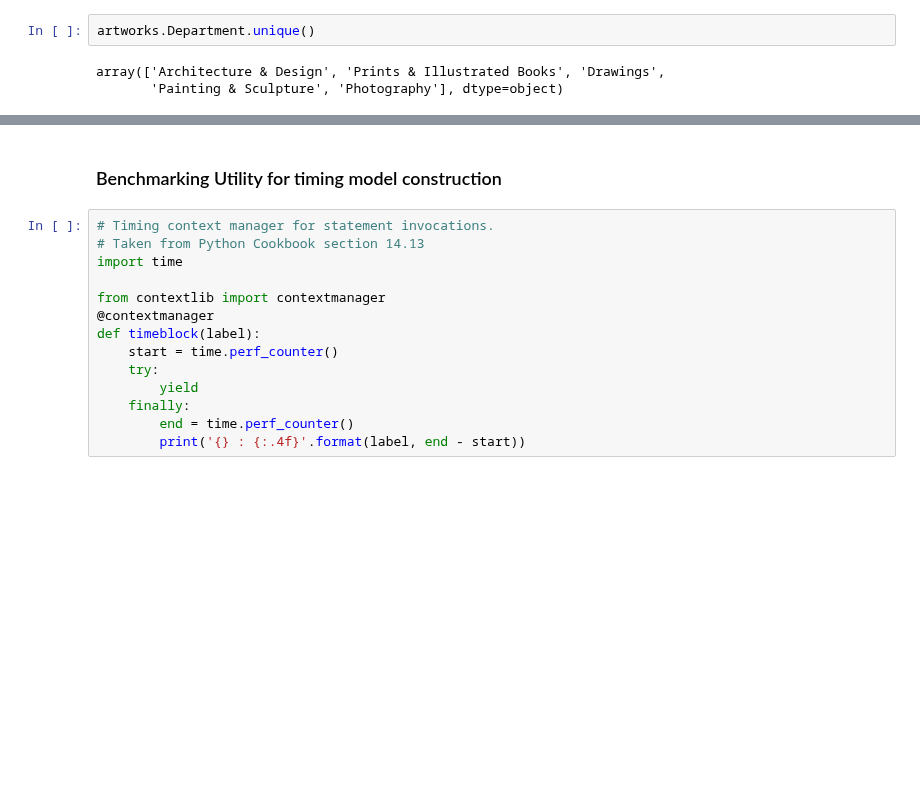
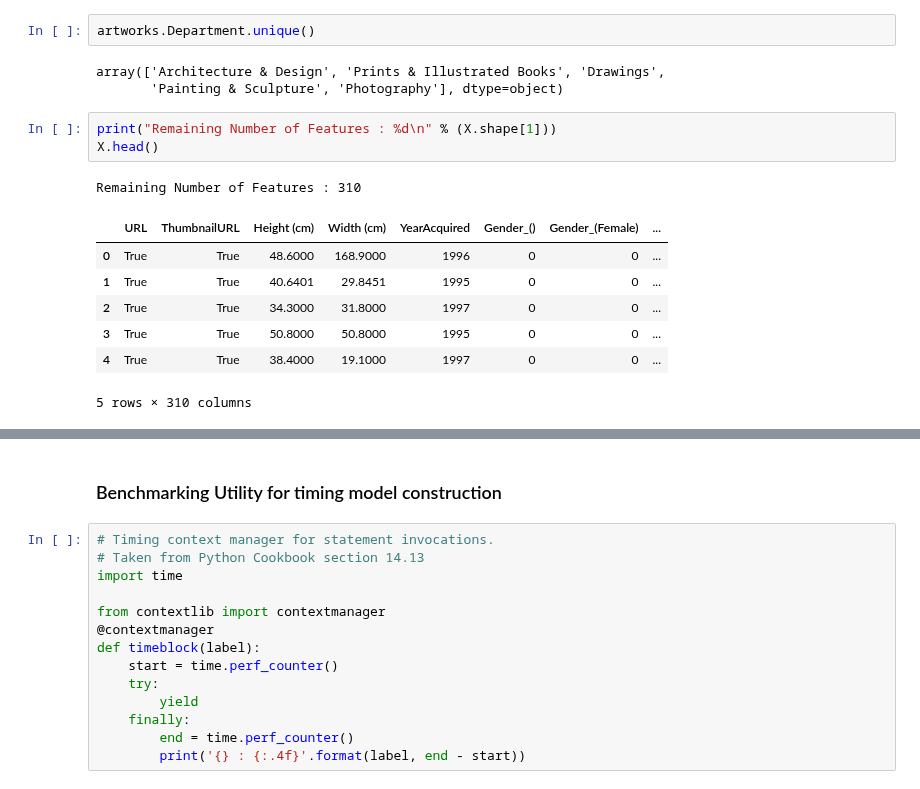
Before and after one commit to 315iah515/Thinkful-Notebooks, a Jupyter notebook: Bootcamp/Unsupervised/NeuralNetworks/ModernArtClassification.ipynb, the cells around one changed output, grey strips where cells are left out. Cells and saved outputs as stored; diff of their text form; blank space fills up the shorter version.

```diff
--- a/Bootcamp/Unsupervised/NeuralNetworks/ModernArtClassification.ipynb
+++ b/Bootcamp/Unsupervised/NeuralNetworks/ModernArtClassification.ipynb
@@ -129,3 +130,15 @@ artworks.Department.unique()
 # %% [output]
 array(['Architecture & Design', 'Prints & Illustrated Books', 'Drawings',
        'Painting & Sculpture', 'Photography'], dtype=object)
+# %%
+print("Remaining Number of Features : %d\n" % (X.shape[1]))
+X.head()
+# %% [output]
+Remaining Number of Features : 310
+|  | URL | ThumbnailURL | Height (cm) | Width (cm) | YearAcquired | Gender_() | Gender_(Female) | ... |
+| 0 | True | True | 48.6000 | 168.9000 | 1996 | 0 | 0 | ... |
+| 1 | True | True | 40.6401 | 29.8451 | 1995 | 0 | 0 | ... |
+| 2 | True | True | 34.3000 | 31.8000 | 1997 | 0 | 0 | ... |
+| 3 | True | True | 50.8000 | 50.8000 | 1995 | 0 | 0 | ... |
+| 4 | True | True | 38.4000 | 19.1000 | 1997 | 0 | 0 | ... |
+5 rows × 310 columns
```
Also changed, not shown: parts of 4 cells of this notebook.
